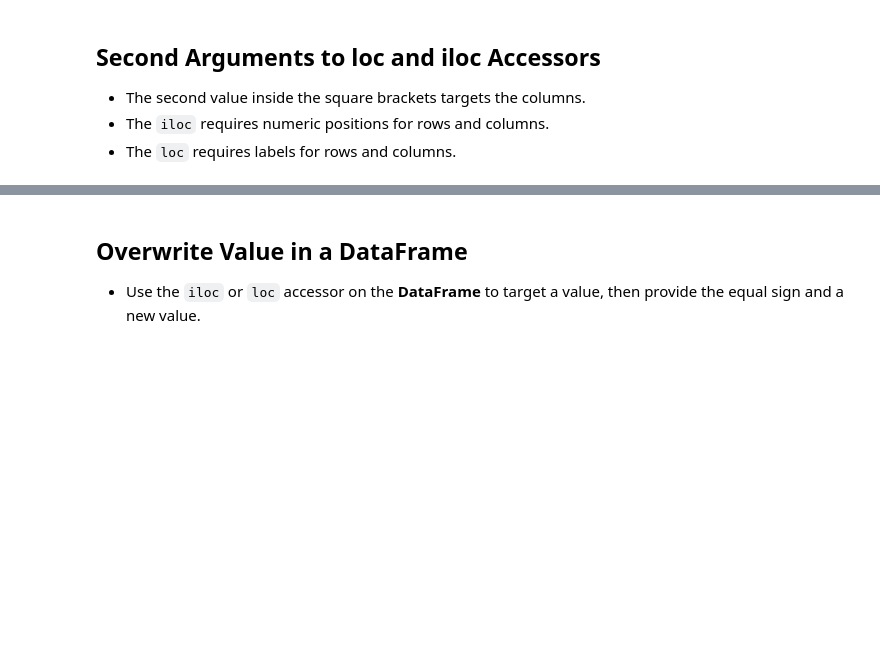
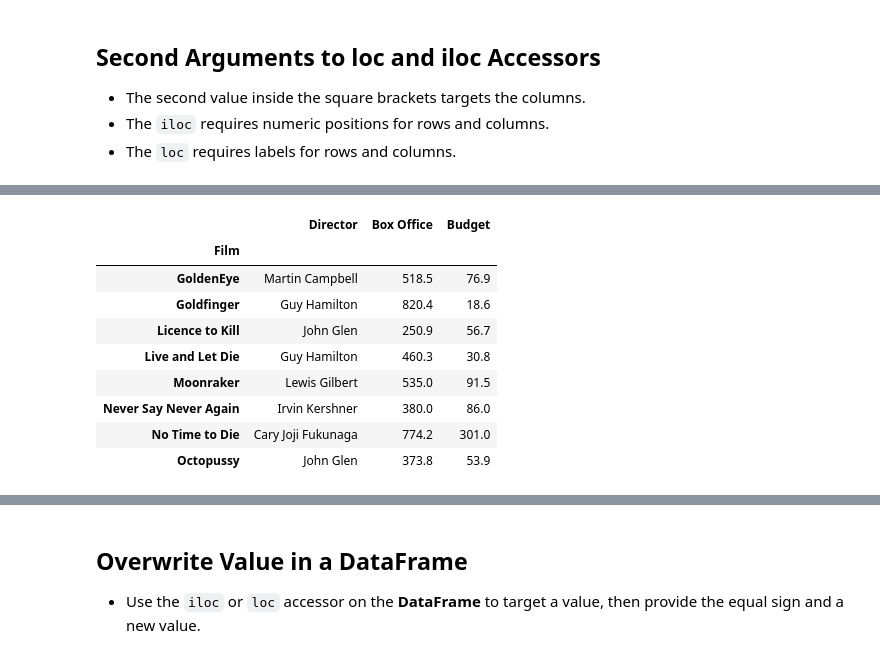
Before and after one commit to kon-mat/DataAnalysis, a Jupyter notebook: Python/Udemy/DataAnalysisWithPandasAndPython/Complete/06 - DataFrames III - Data Extraction.ipynb, the cells around one changed output, grey strips where cells are left out. Drawn from its saved outputs; the diff is of its cells as text; code cells hidden in the pictures; blank space fills up the shorter version.

```diff
--- a/Python/Udemy/DataAnalysisWithPandasAndPython/Complete/06 - DataFrames III - Data Extraction.ipynb
+++ b/Python/Udemy/DataAnalysisWithPandasAndPython/Complete/06 - DataFrames III - Data Extraction.ipynb
@@ -268,0 +300,13 @@ bond.loc["GoldenEye":]
+# %%
+bond.loc["GoldenEye":"Octopussy", "Director":"Budget"]
+# %% [output]
+|  | Director | Box Office | Budget |
+| Film |  |  |  |
+| GoldenEye | Martin Campbell | 518.5 | 76.9 |
+| Goldfinger | Guy Hamilton | 820.4 | 18.6 |
+| Licence to Kill | John Glen | 250.9 | 56.7 |
+| Live and Let Die | Guy Hamilton | 460.3 | 30.8 |
+| Moonraker | Lewis Gilbert | 535.0 | 91.5 |
+| Never Say Never Again | Irvin Kershner | 380.0 | 86.0 |
+| No Time to Die | Cary Joji Fukunaga | 774.2 | 301.0 |
+| Octopussy | John Glen | 373.8 | 53.9 |
```
Also changed, not shown: parts of 8 cells of this notebook.
